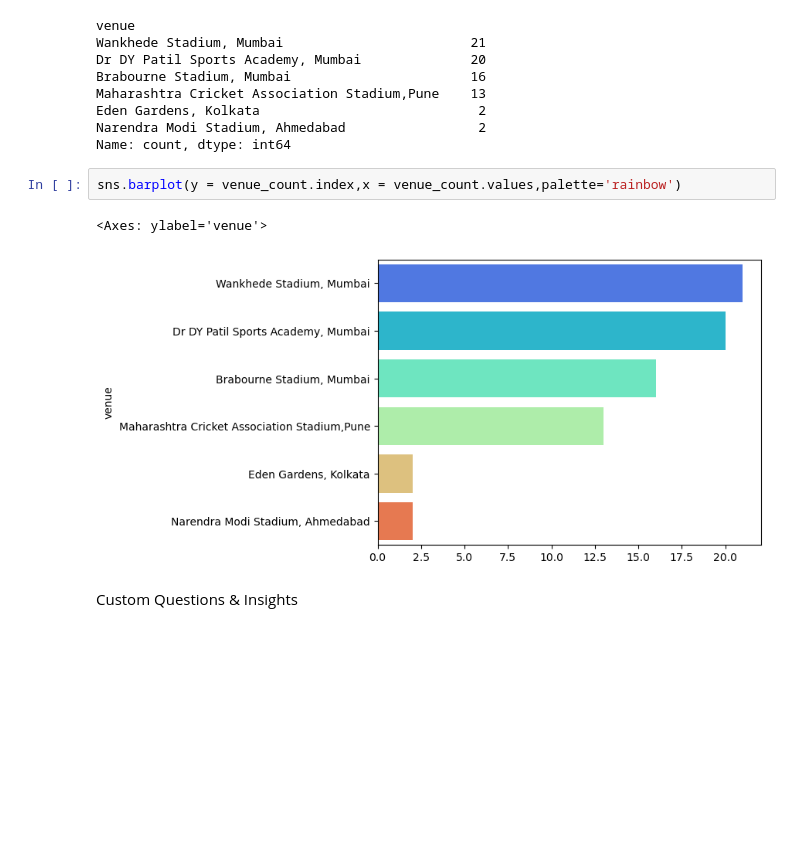
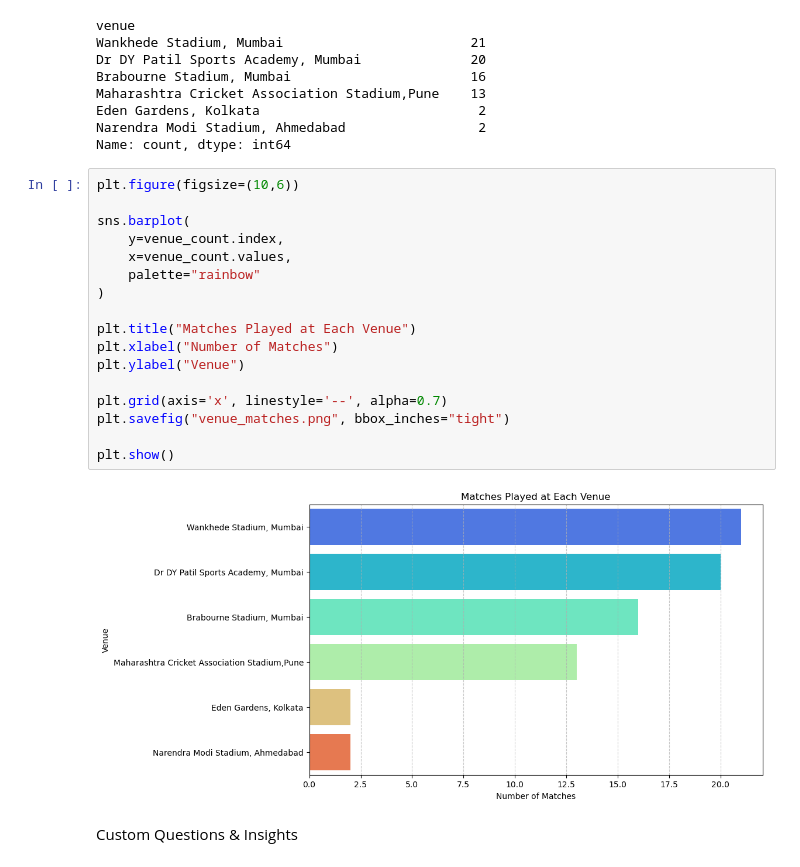
Before and after one commit to Jayaprakash733/IPL-2022-Data-Analysis, a Jupyter notebook: IPL 2022 Data Analysis Project.ipynb, the cells around one changed output. Cells and saved outputs as stored; diff of their text form; blank space fills up the shorter version.

```diff
--- a/IPL 2022 Data Analysis Project.ipynb
+++ b/IPL 2022 Data Analysis Project.ipynb
@@ -206,10 +231,24 @@ Eden Gardens, Kolkata                            2
 Narendra Modi Stadium, Ahmedabad                 2
 Name: count, dtype: int64
 # %%
-sns.barplot(y = venue_count.index,x = venue_count.values,palette='rainbow')
+plt.figure(figsize=(10,6))
+
+sns.barplot(
+    y=venue_count.index,
+    x=venue_count.values,
+    palette="rainbow"
+)
+
+plt.title("Matches Played at Each Venue")
+plt.xlabel("Number of Matches")
+plt.ylabel("Venue")
+
+plt.grid(axis='x', linestyle='--', alpha=0.7)
+plt.savefig("venue_matches.png", bbox_inches="tight")
+
+plt.show()
 # %% [output]
-<Axes: ylabel='venue'>
-[figure, old version]
+[figure, new version]
 # %% [markdown]
 Custom Questions & Insights
 # %% [markdown]
```
Also changed, not shown: parts of 3 cells of this notebook, 4 other files.
